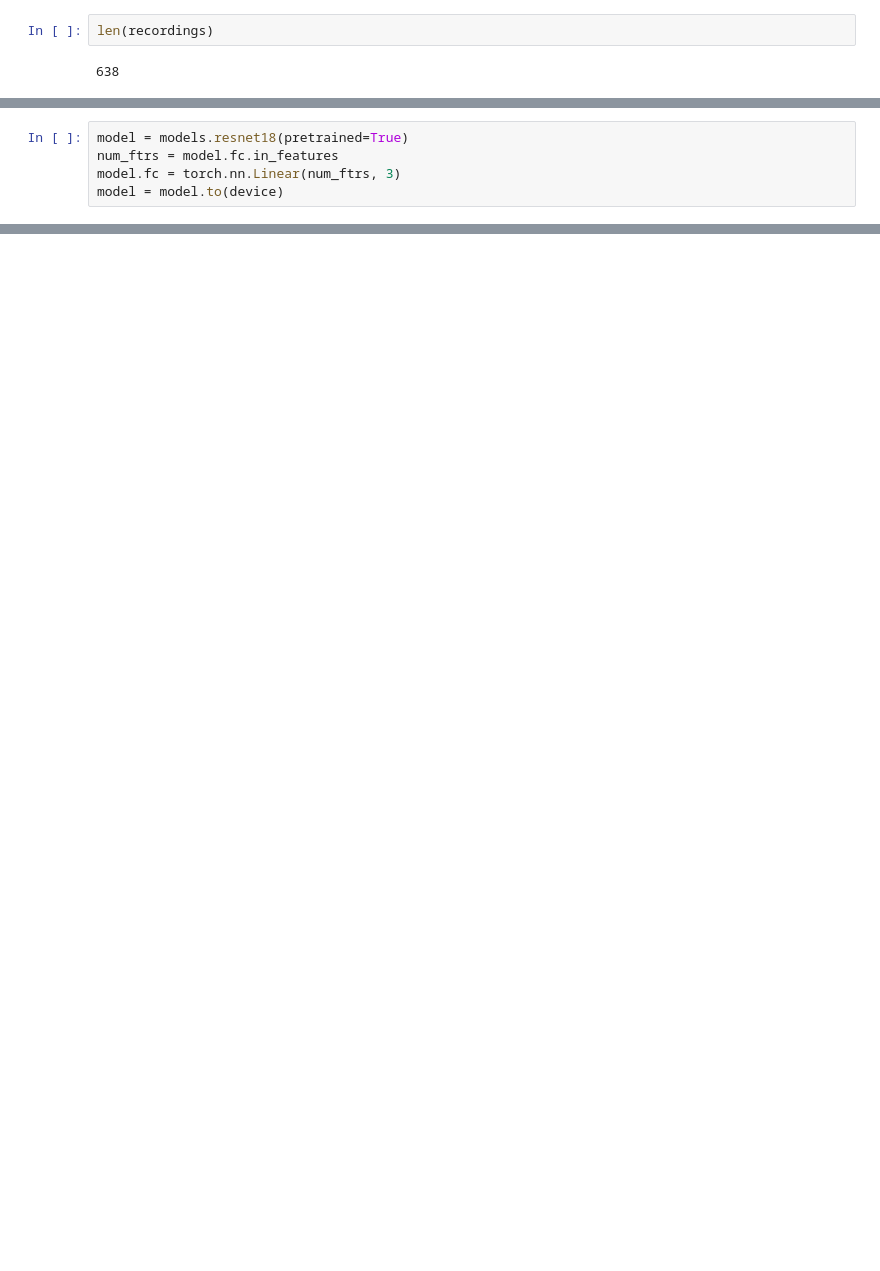
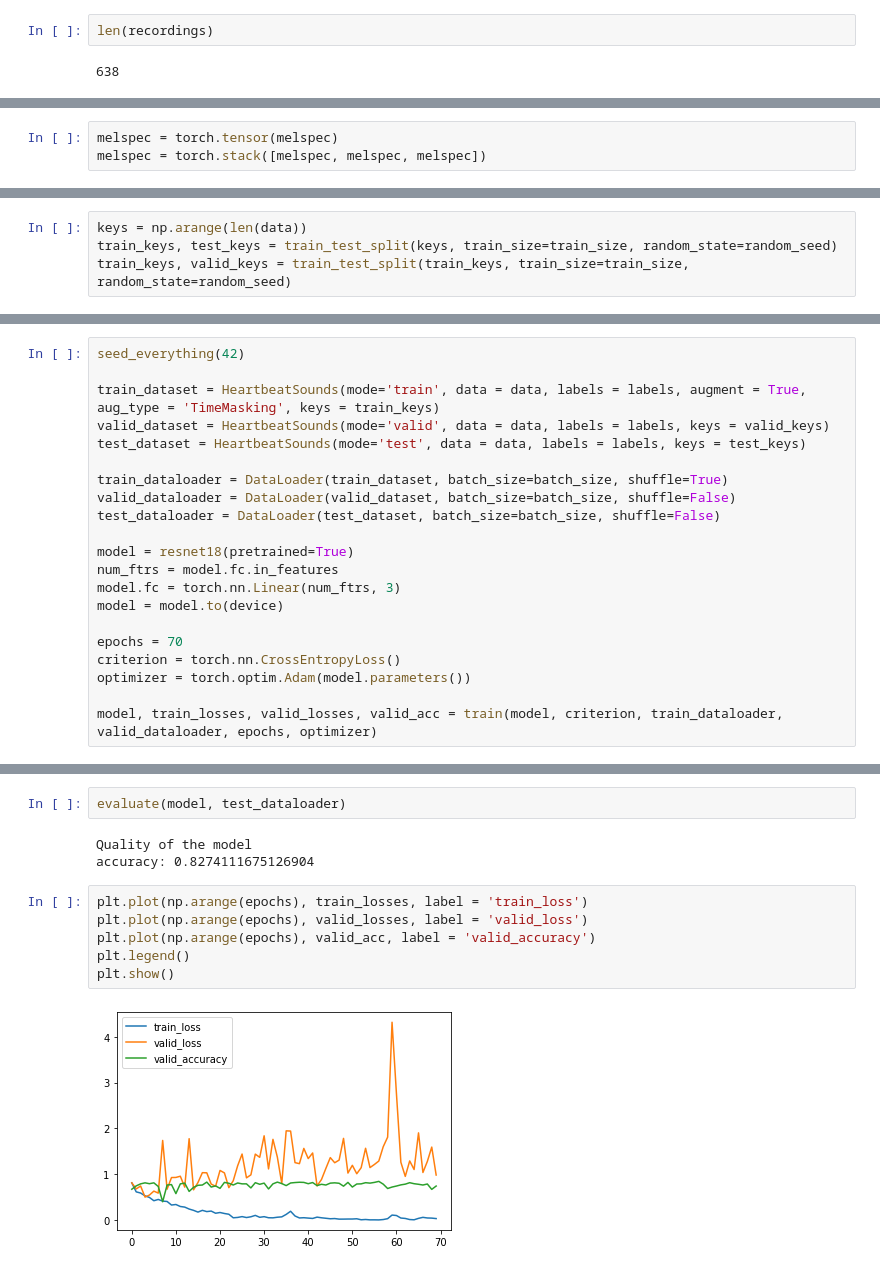
Before and after one commit to lukyanoffpashok/journal_of_research, a Jupyter notebook: Задачи классификации/HeartBeatSoundsClassification/heartbeatsoundsclassification_time_masking.ipynb, the cells around one changed output, grey strips where cells are left out. Drawn from its saved outputs; the diff is of its cells as text; blank space fills up the shorter version.

Commit message:
experiments with different augmentatations

```diff
--- a/Задачи классификации/HeartBeatSoundsClassification/heartbeatsoundsclassification.ipynb
+++ b/Задачи классификации/HeartBeatSoundsClassification/heartbeatsoundsclassification_time_masking.ipynb
@@ -134,0 +92,3 @@ image_size
+# %%
+melspec = torch.tensor(melspec)
+melspec = torch.stack([melspec, melspec, melspec])
@@ -209,5 +194,0 @@ test_dataloader = DataLoader(test_dataset, batch_size=batch_size, shuffle=False)
-# %%
-model = models.resnet18(pretrained=True)
-num_ftrs = model.fc.in_features
-model.fc = torch.nn.Linear(num_ftrs, 3)
-model = model.to(device)
@@ -220 +195,5 @@ optimizer = torch.optim.Adam(model.parameters())
+# %%
+keys = np.arange(len(data))
+train_keys, test_keys = train_test_split(keys, train_size=train_size, random_state=random_seed)
+train_keys, valid_keys = train_test_split(train_keys, train_size=train_size, random_state=random_seed)
 # %%
@@ -288,0 +280,21 @@ accuracy: tensor(0.8299)
+# %%
+seed_everything(42)
+
+train_dataset = HeartbeatSounds(mode='train', data = data, labels = labels, augment = True, aug_type = 'TimeMasking', keys = train_keys)
+valid_dataset = HeartbeatSounds(mode='valid', data = data, labels = labels, keys = valid_keys)
+test_dataset = HeartbeatSounds(mode='test', data = data, labels = labels, keys = test_keys)
+
+train_dataloader = DataLoader(train_dataset, batch_size=batch_size, shuffle=True)
+valid_dataloader = DataLoader(valid_dataset, batch_size=batch_size, shuffle=False)
+test_dataloader = DataLoader(test_dataset, batch_size=batch_size, shuffle=False)
+
+model = resnet18(pretrained=True)
+num_ftrs = model.fc.in_features
+model.fc = torch.nn.Linear(num_ftrs, 3)
+model = model.to(device)
+
+epochs = 70
+criterion = torch.nn.CrossEntropyLoss()
+optimizer = torch.optim.Adam(model.parameters())
+
+model, train_losses, valid_losses, valid_acc = train(model, criterion, train_dataloader, valid_dataloader, epochs, optimizer)
@@ -288,0 +321,13 @@ accuracy: tensor(0.8299)
+# %%
+evaluate(model, test_dataloader)
+# %% [output]
+Quality of the model
+accuracy: 0.8274111675126904
+# %%
+plt.plot(np.arange(epochs), train_losses, label = 'train_loss')
+plt.plot(np.arange(epochs), valid_losses, label = 'valid_loss')
+plt.plot(np.arange(epochs), valid_acc, label = 'valid_accuracy')
+plt.legend()
+plt.show()
+# %% [output]
+[figure, added]
```
Also changed, not shown: parts of 22 cells of this notebook, 13 other files.
